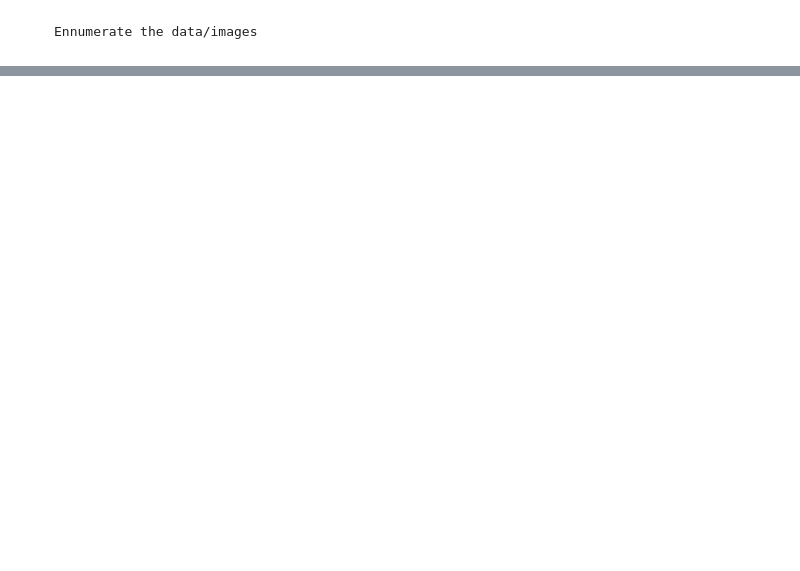
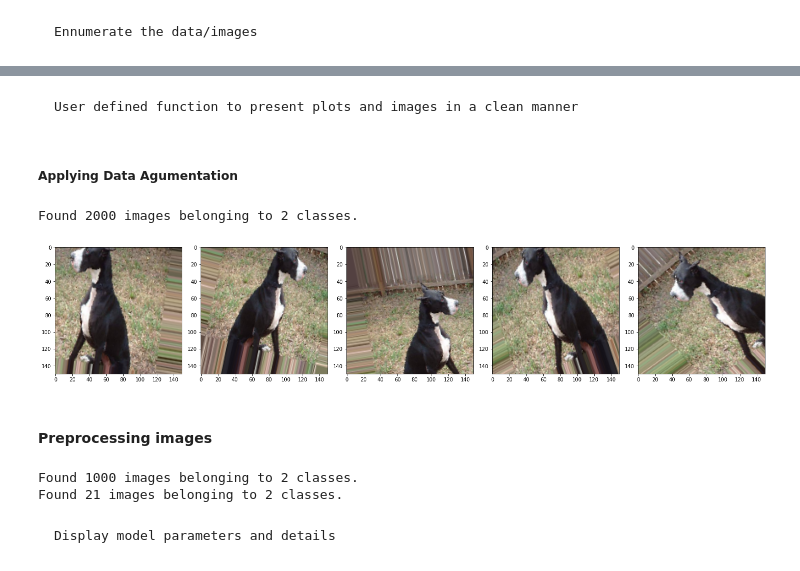
Before and after one commit to QuantumMonkey/YOLO-basic-cats-and-dogs, a Jupyter notebook: cats_and_dogs.ipynb, the cells around one changed output, grey strips where cells are left out. Saved outputs shown, nothing was run; the diff lists cells and outputs as text; code cells hidden in the pictures; blank space fills up the shorter version.

Commit message:
Completed training and modeling
Co-authored by: Bhupendra bss1211@gmail.com

````diff
--- a/cats_and_dogs.ipynb
+++ b/cats_and_dogs.ipynb
@@ -35,3 +20,17 @@ test_dogs_dir = '/content/drive/My Drive/Classification Datasets/Cats_vs_dogs_cl
+# %%
+path = 'Cats_vs_dogs_classification_dataset'
+train_dir = 'cats_and_dogs_filtered/train'
+validation_dir = 'cats_and_dogs_filtered/validation'
+test_dir = 'cats_and_dogs_filtered/test'
+
+train_cats_dir = 'cats_and_dogs_filtered/train/cats'
+train_dogs_dir = 'cats_and_dogs_filtered/train/dogs'
+
+validation_cats_dir = 'cats_and_dogs_filtered/validation/cats'
+validation_dogs_dir ='cats_and_dogs_filtered/validation/dogs'
+
+test_cats_dir = 'cats_and_dogs_filtered/test/cats'
+test_dogs_dir = 'cats_and_dogs_filtered/test/dogs'
 # %% [markdown]
 ```
 Ennumerate the data/images
@@ -58,0 +82,52 @@ FileNotFoundError: ignored
+# %%
+BATCH_SIZE = 100
+IMG_SHAPE  = 150
+# %% [markdown]
+```
+User defined function to present plots and images in a clean manner
+```
+# %%
+def plotImages(images_arr):
+    fig, axes = plt.subplots(1, 5, figsize=(20,20))
+    axes = axes.flatten()
+    for img, ax in zip(images_arr, axes):
+        ax.imshow(img)
+    plt.tight_layout()
+    plt.show()
+# %% [markdown]
+##### Applying Data Agumentation
+# %%
+image_gen_train = ImageDataGenerator(rescale=1./255,rotation_range=40,width_shift_range=0.2,height_shift_range=0.2,shear_range=0.2,
+                                     zoom_range=0.2,horizontal_flip=True,fill_mode='nearest')
+
+train_data_gen = image_gen_train.flow_from_directory(batch_size=BATCH_SIZE,
+                                                     directory=train_dir,
+                                                     shuffle=True,
+                                                     target_size=(IMG_SHAPE,IMG_SHAPE),
+                                                     class_mode='binary')
+# %% [output]
+Found 2000 images belonging to 2 classes.
+# %%
+augmented_images = [train_data_gen[0][0][0] for i in range(5)]
+plotImages(augmented_images)
+# %% [output]
+[figure, added]
+# %% [markdown]
+#### Preprocessing images
+# %%
+image_gen_val = ImageDataGenerator(rescale=1./255)
+
+val_data_gen = image_gen_val.flow_from_directory(batch_size=BATCH_SIZE,
+                                                 directory=validation_dir,
+                                                 target_size=(IMG_SHAPE, IMG_SHAPE),
+                                                 class_mode='binary')
+
+image_gen_test = ImageDataGenerator(rescale=1./255)
+
+test_data_gen = image_gen_test.flow_from_directory(batch_size=BATCH_SIZE,
+                                                 directory=test_dir,
+                                                 target_size=(IMG_SHAPE, IMG_SHAPE),
+                                                 class_mode='binary')
+# %% [output]
+Found 1000 images belonging to 2 classes.
+Found 21 images belonging to 2 classes.
@@ -58,0 +153,4 @@ FileNotFoundError: ignored
+# %% [markdown]
+```
+Display model parameters and details
+```
````
Also changed, not shown: parts of 15 cells of this notebook, 2 other files.
